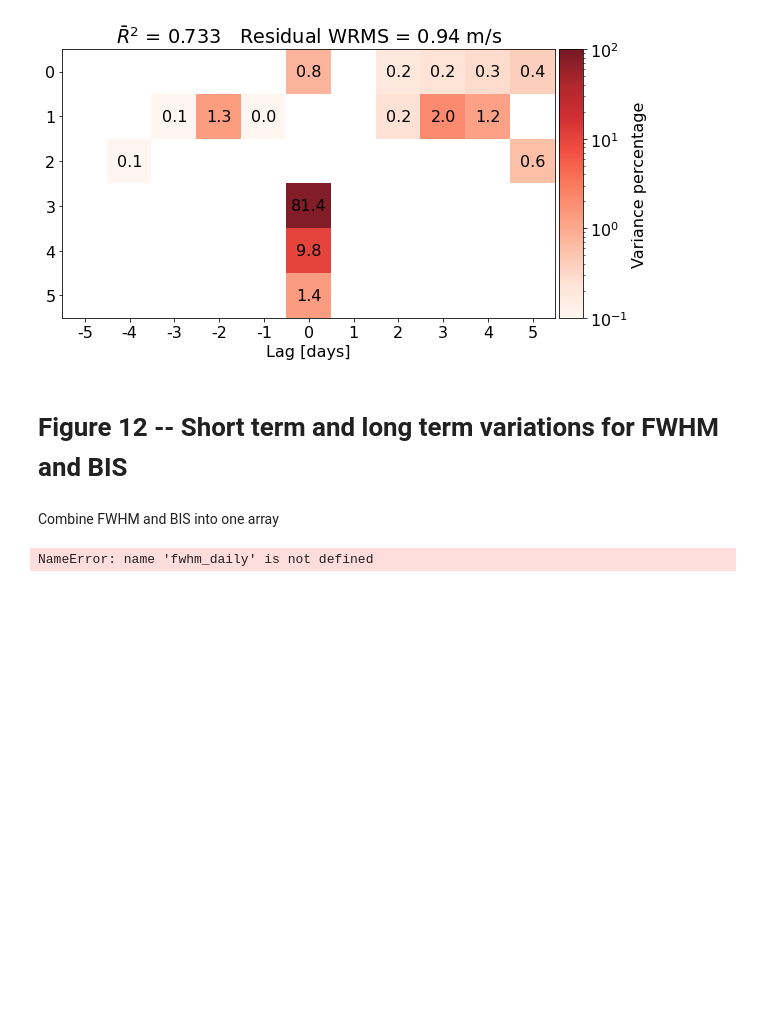
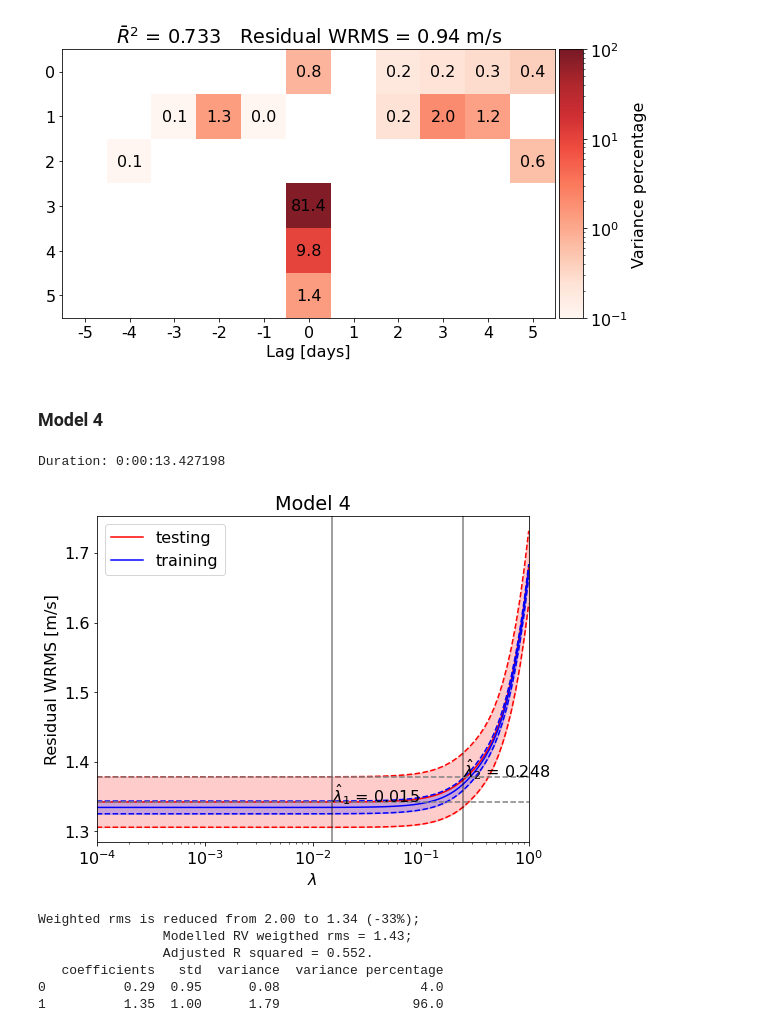
Before and after one commit to jinglinzhao/FIESTA-II, a Jupyter notebook: HARPS-N.ipynb, the cells around one changed output. Saved outputs shown, nothing was run; the diff lists cells and outputs as text; code cells hidden in the pictures; blank space fills up the shorter version.

```diff
--- a/HARPS-N.ipynb
+++ b/HARPS-N.ipynb
@@ -507,7 +509,8 @@ plt.show()
 ### Read CCFs
 # %%
 with open('Data/harps_n.plk','rb') as plkfile:
-    V_grid, CCF_daily, eCCF_daily, bjd_daily, rv_daily, rv_raw_daily, erv_daily = pickle.load(plkfile).values()
+	V_grid, CCF_daily, eCCF_daily, bjd_daily, rv_daily, rv_raw_daily, erv_daily, \
+	bis_daily, ebis_daily, fwhm_daily, efwhm_daily = pickle.load(plkfile).values()
 # %% [markdown]
 49 velocities in V_grid; 567 daily binned CCFs and RVs
 # %%
@@ -755,15 +758,21 @@ Weighted rms is reduced from 1.89 to 0.94 (-50%);
 imshow_matrix(variance_matrix3, score, res_wrms, alpha=0.05, k_max=k_max, file_name='Figure/fiesta_multi_coef')
 # %% [output]
 [figure]
-# %% [markdown]
-# Figure 12 -- Short term and long term variations for FWHM and BIS
 # %% [markdown]
-Combine FWHM and BIS into one array
+### Model 4
 # %%
 fwhm_bis 	= np.vstack((fwhm_daily, bis_daily)).T
-from sklearn.preprocessing import StandardScaler
 scaler 		= StandardScaler()
 fwhm_bis 	= scaler.fit_transform(fwhm_bis)
 efwhm_bis 	= np.vstack((efwhm_daily/np.std(fwhm_daily), ebis_daily/np.std(bis_daily))).T
+scores_test_mean, scores_train_mean, scores_test_std_mean, scores_train_std_mean, alpna_n = lasso_lambda(X=fwhm_bis, Y=rv_daily, Weight=1/erv_daily**2, alphas=np.logspace(-4, -0, 100), n_folds=5, N=11, title='Model 4', file_name='Figure/CV_score4')
+y_hat4, w_std_all, w_rms4, score4, df4 = mlr(fwhm_bis, target_vector=rv_daily, etarget_vector=erv_daily, alpha=0.05, lag='False')
 # %% [output]
-NameError: name 'fwhm_daily' is not defined
+Duration: 0:00:13.427198
+[figure, added]
+Weighted rms is reduced from 2.00 to 1.34 (-33%);
+                Modelled RV weigthed rms = 1.43;
+                Adjusted R squared = 0.552.
+   coefficients   std  variance  variance percentage
+0          0.29  0.95      0.08                  4.0
+1          1.35  1.00      1.79                 96.0
```
Also changed, not shown: parts of 16 cells of this notebook, 8 other files.
